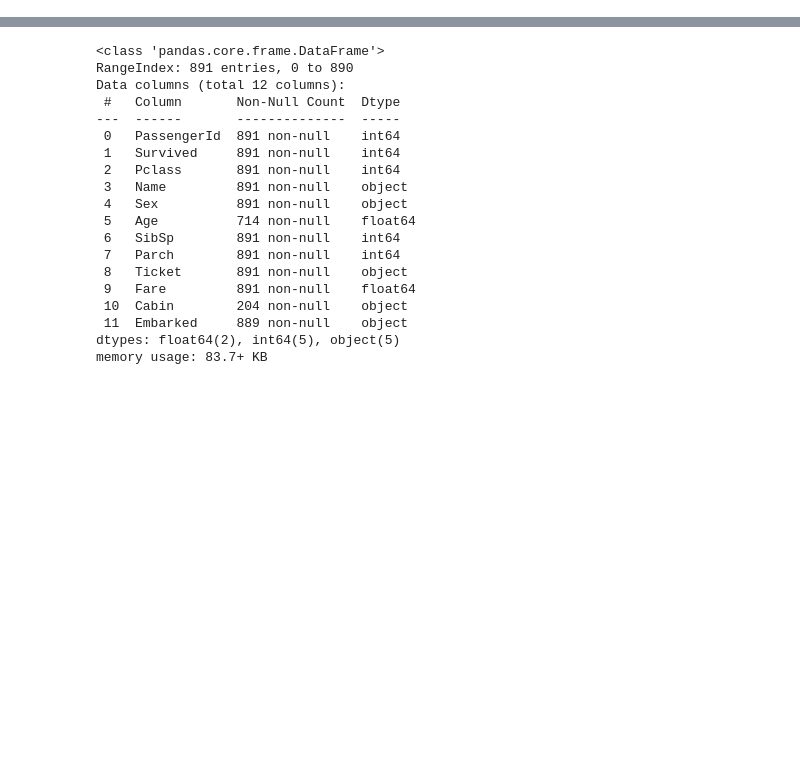
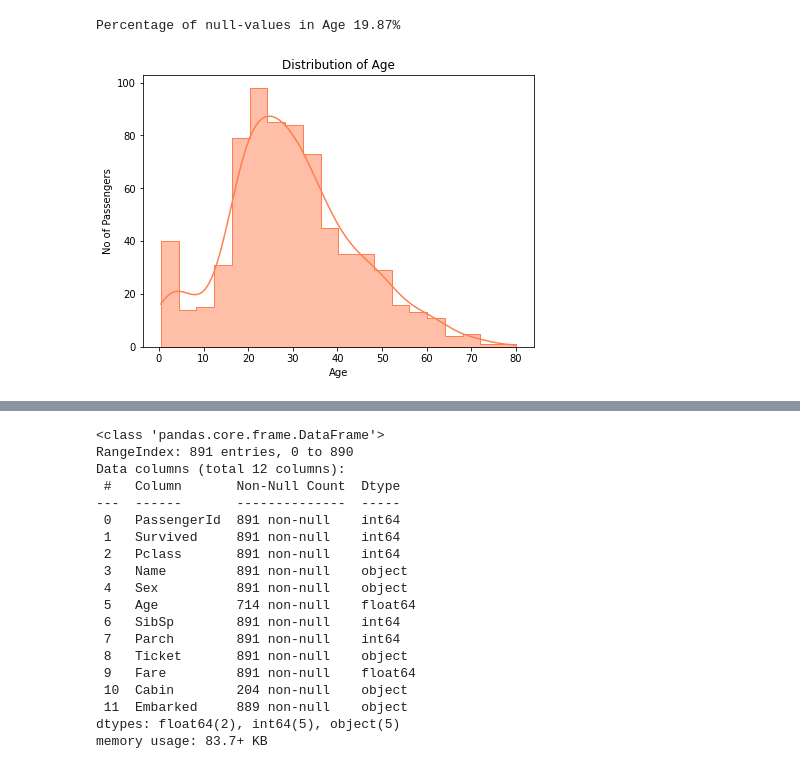
Before and after one commit to Benjamindavid03/MachineLearning, a Jupyter notebook: titanic_DA.ipynb, the cells around one changed output, grey strips where cells are left out. Drawn from its saved outputs; the diff is of its cells as text; code cells hidden in the pictures; blank space fills up the shorter version.

```diff
--- a/titanic_DA.ipynb
+++ b/titanic_DA.ipynb
@@ -18,3 +37,7 @@ data.head()
 | 2 | 3 | 1 | 3 | Heikkinen, Miss. Laina | female | 26.0 | 0 | 0 | STON/O2. 3101282 | 7.9250 | ... |
 | 3 | 4 | 1 | 1 | Futrelle, Mrs. Jacques Heath (Lil... | female | 35.0 | 1 | 0 | 113803 | 53.1000 | ... |
 | 4 | 5 | 0 | 3 | Allen, Mr. William Henry | male | 35.0 | 0 | 0 | 373450 | 8.0500 | ... |
+# %%
+# Drop features that are unnecessary
+df = data.drop(['PassengerId','Name','Ticket','Cabin','Embarked'], axis=1)
+df.head()
@@ -20,0 +62,12 @@ data.head()
+# %%
+print("Percentage of null-values in Age %.2f%%" %(df['Age'].isnull().sum()/df.shape[0]*100))
+# %% [output]
+Percentage of null-values in Age 19.87%
+# %%
+plt.figure(figsize=(7,5))
+sns.histplot(data=df['Age'], bins=20, kde=True, color='coral', element='step')
+plt.title("Distribution of Age")
+plt.ylabel('No of Passengers')
+plt.show()
+# %% [output]
+[figure, added]
```
Also changed, not shown: parts of 42 cells of this notebook.
